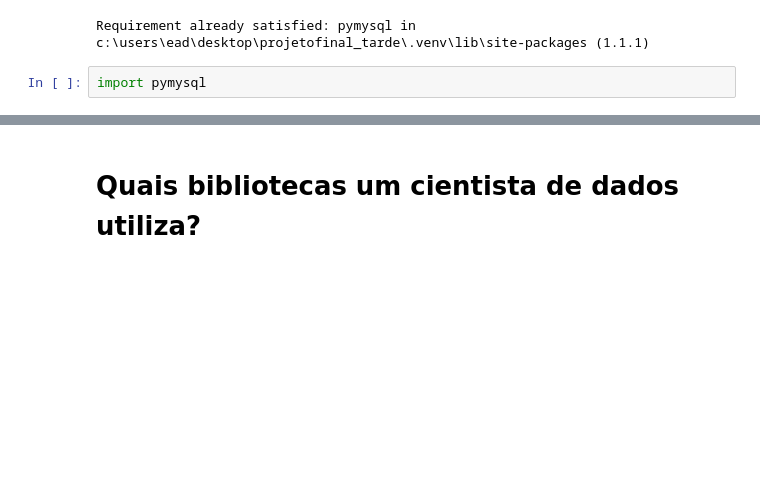
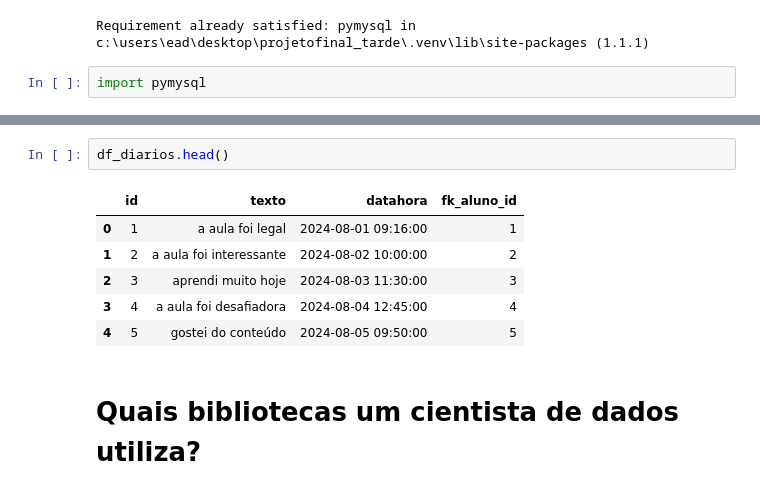
Before and after one commit to romulosilvestre/projetofinal_datascience, a Jupyter notebook: notebook_tarde.ipynb, the cells around one changed output, grey strips where cells are left out. Drawn from its saved outputs; the diff is of its cells as text; blank space fills up the shorter version.

Commit message:
aula 06/08/2024

```diff
--- a/notebook_tarde.ipynb
+++ b/notebook_tarde.ipynb
@@ -52,6 +56,15 @@ df_alunos.head()
 | 2 | 3 | 12345672 | None | 0 | NaN |
 | 3 | 4 | 12345673 | None | 0 | NaN |
 | 4 | 5 | 12345674 | None | 0 | NaN |
+# %%
+df_diarios.head()
+# %% [output]
+|  | id | texto | datahora | fk_aluno_id |
+| 0 | 1 | a aula foi legal | 2024-08-01 09:16:00 | 1 |
+| 1 | 2 | a aula foi interessante | 2024-08-02 10:00:00 | 2 |
+| 2 | 3 | aprendi muito hoje | 2024-08-03 11:30:00 | 3 |
+| 3 | 4 | a aula foi desafiadora | 2024-08-04 12:45:00 | 4 |
+| 4 | 5 | gostei do conteúdo | 2024-08-05 09:50:00 | 5 |
 # %% [markdown]
 # Quais bibliotecas um cientista de dados utiliza?
 # %% [markdown]
```
Also changed, not shown: parts of 35 cells of this notebook, 5 other files.
